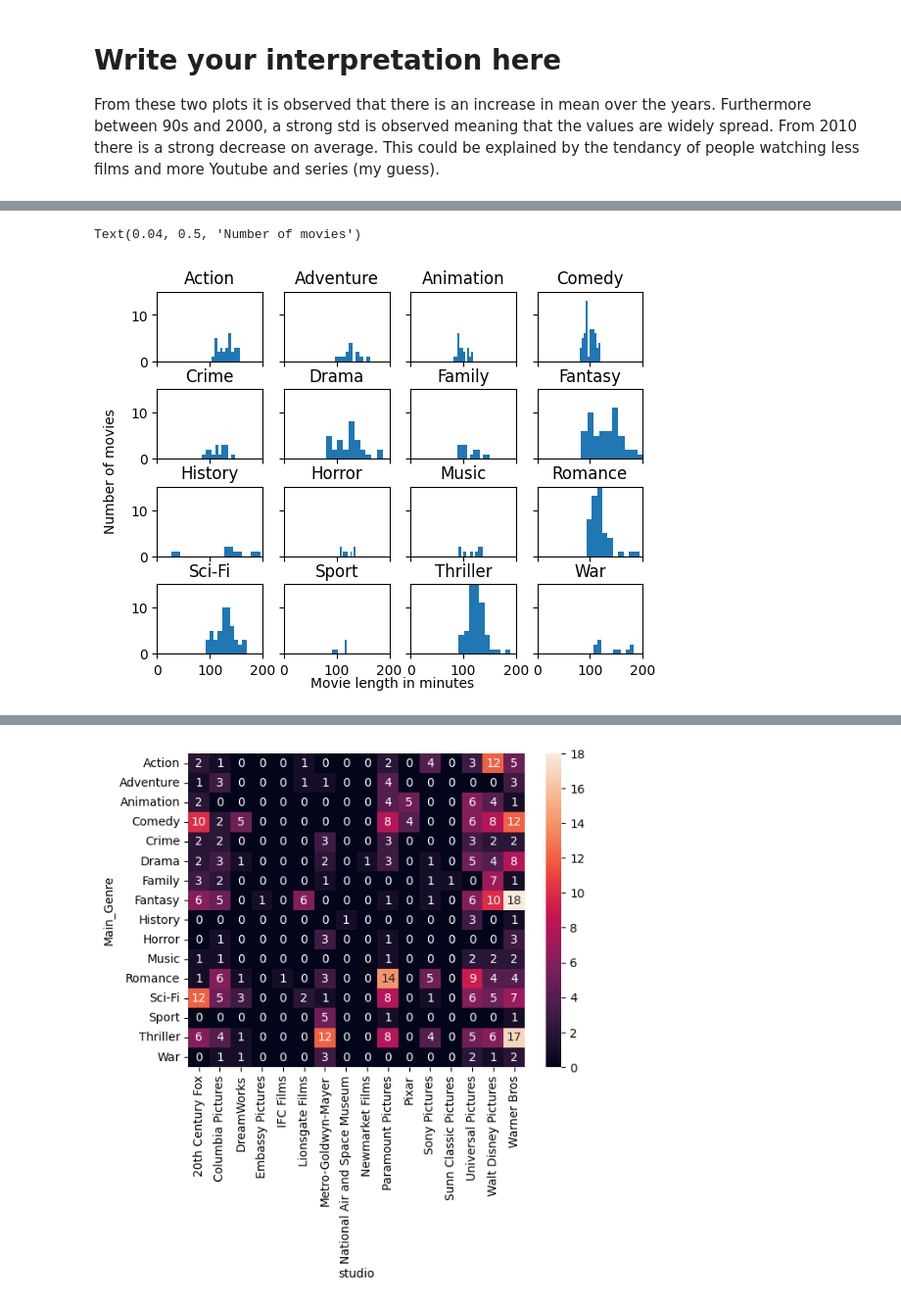
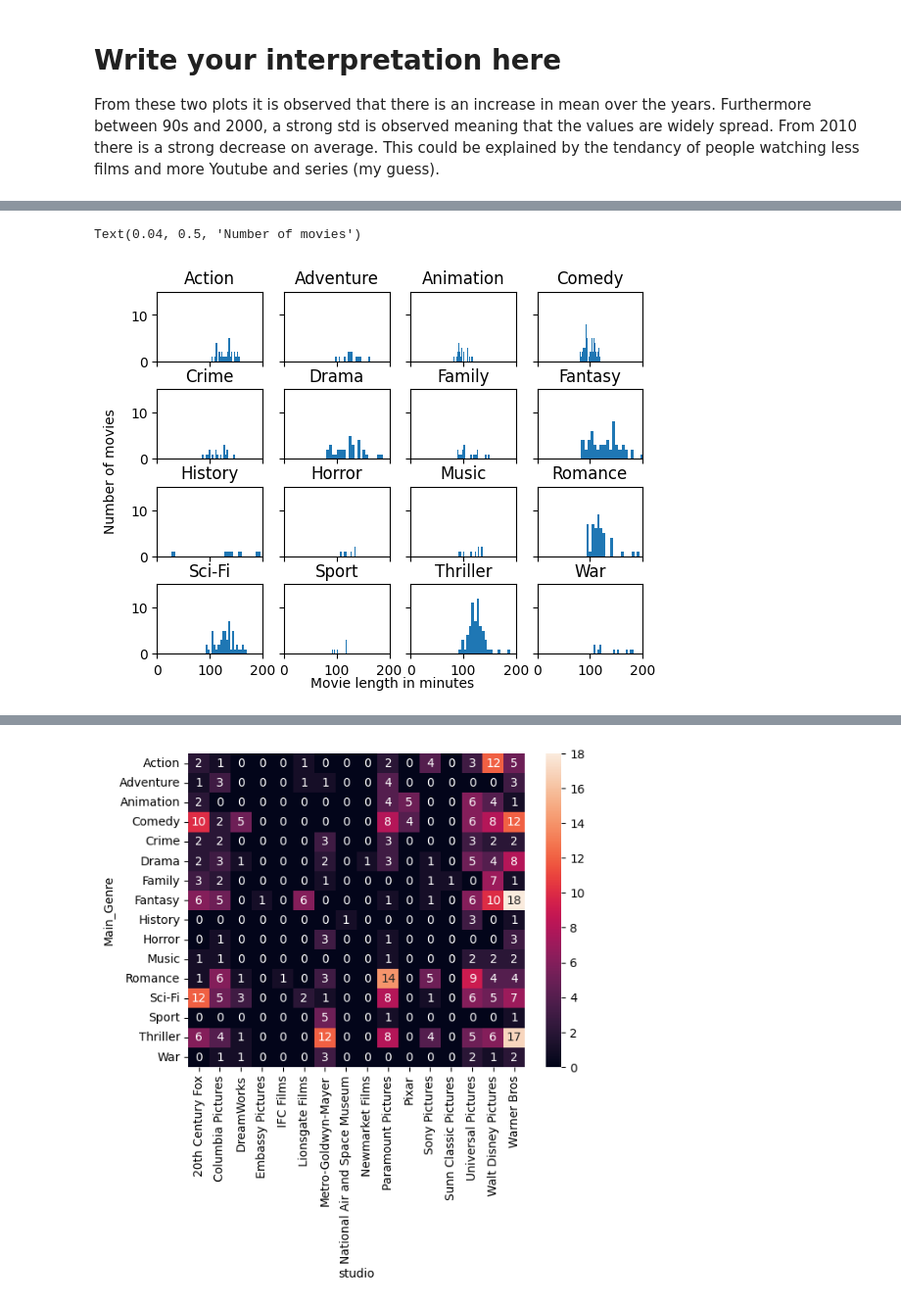
Before and after one commit to roduit/2023, a Jupyter notebook: Exercises/02 - Data viz and data from the web/Becoming a DataVizard exercise.ipynb, the cells around one changed output, grey strips where cells are left out. Shown at 98% size. Drawn from its saved outputs; the diff is of its cells as text; code cells hidden in the pictures.

```diff
--- a/Exercises/02 - Data viz and data from the web/Becoming a DataVizard exercise.ipynb
+++ b/Exercises/02 - Data viz and data from the web/Becoming a DataVizard exercise.ipynb
@@ -247,22 +247,22 @@ film_type = np.unique(movies['Main_Genre'])
 # %%
 # Write your interpretation here
 size = int(np.sqrt(len(film_type)))
 fig, axs = plt.subplots(size,size, sharex=True, sharey=True, gridspec_kw={'hspace':0.4})
 xlim = [0,200]
 ylim = [0,15]
 index = 0
 for row in range(size):
     for column in range(size):
-         axs[row, column].hist(movies[movies['Main_Genre'] == film_type[index]]['length'])
+         axs[row, column].hist(movies[movies['Main_Genre'] == film_type[index]]['length'],bins=20)
          axs[row, column].set_xlim(xlim)
          axs[row, column].set_ylim(ylim)
          axs[row, column].set_title(film_type[index])
          index += 1
 fig.text(0.5, 0.04, 'Movie length in minutes', ha='center')
 fig.text(0.04, 0.5, 'Number of movies', va='center', rotation='vertical')
 # %% [output]
 Text(0.04, 0.5, 'Number of movies')
-[figure, old version]
+[figure, new version]
 # %% [markdown]
 ## 2.3 Heatmaps
 
```
Also changed, not shown: parts of 2 cells of this notebook.
